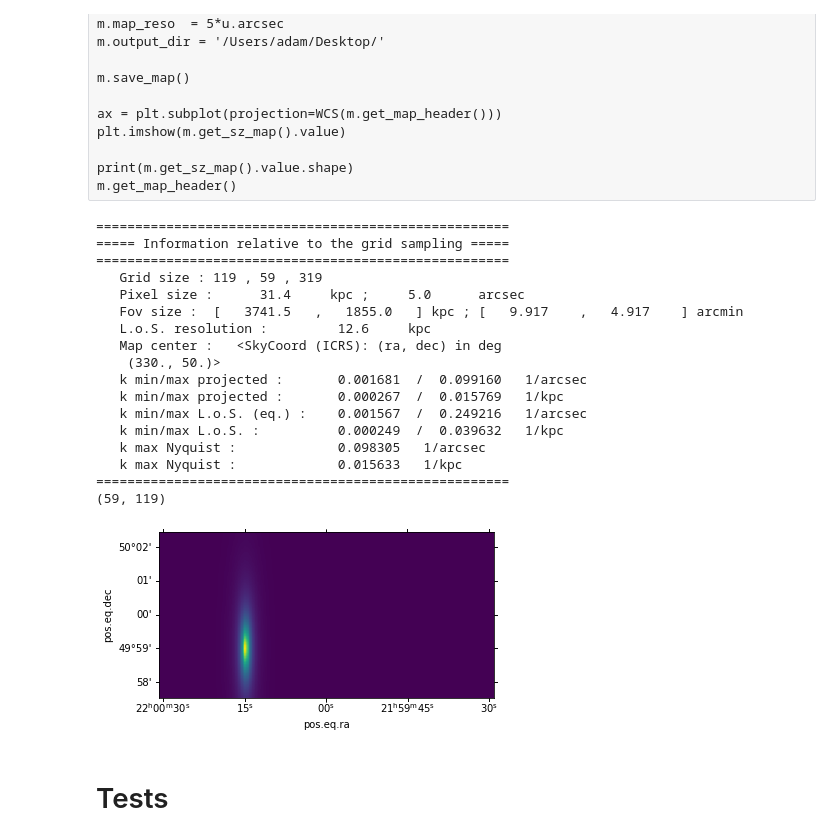
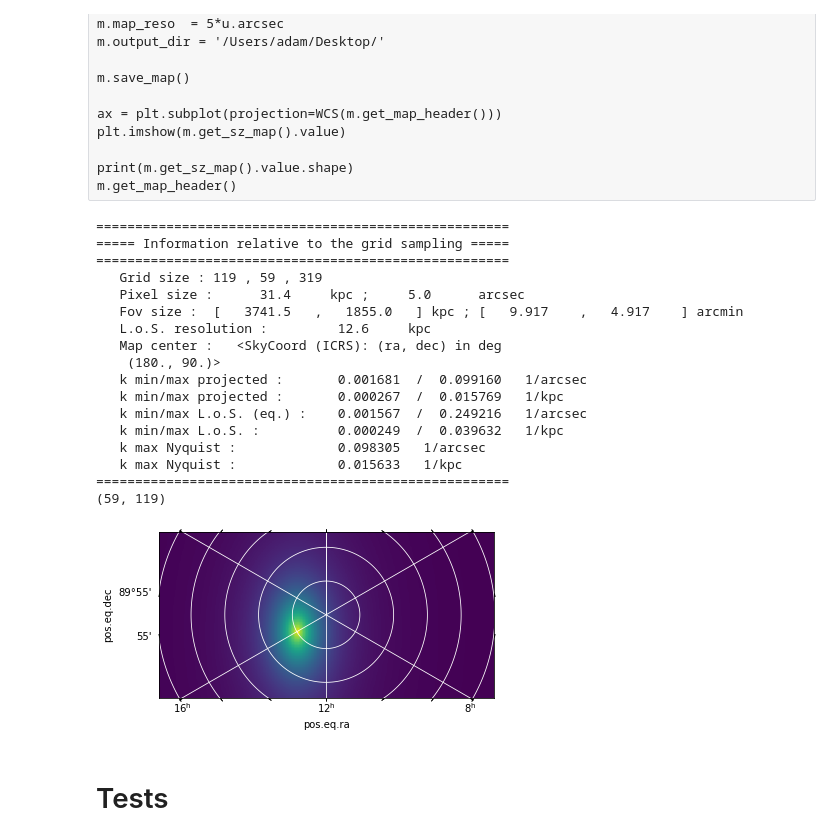
Before and after one commit to remi-adam/pitszi, a Jupyter notebook: notebook/pitszi_dev_ellipsoid.ipynb, the cells around one changed output. Saved outputs shown, nothing was run; the diff lists cells and outputs as text; code cells hidden in the pictures.

```diff
--- a/notebook/pitszi_dev_ellipsoid.ipynb
+++ b/notebook/pitszi_dev_ellipsoid.ipynb
@@ -31,51 +31,52 @@ print(m.get_sz_map().value.shape)
 m.get_map_header()
 # %%
 c = pitszi.Model(redshift=0.5, M500=1e15*u.Msun, silent=True)
-c.coord      = SkyCoord("22:00:15 +49:59:00", unit=(u.hourangle, u.deg), frame="icrs")
-c.map_center = SkyCoord("22:00:00 +50:00:00", unit=(u.hourangle, u.deg), frame="icrs")
+c.coord      = SkyCoord("16:00:00 +89:59:00", unit=(u.hourangle, u.deg), frame="icrs")
+c.map_center = SkyCoord("12:00:00 +90:00:00", unit=(u.hourangle, u.deg), frame="icrs")
 c.map_fov    = [10,5]*u.arcmin
 c.map_reso   = 5*u.arcsec
 c.los_reso   = 12.576462897253872*u.kpc#20*u.kpc
 
 c.triaxiality = {'min_to_maj_axis_ratio': 0.1,
                  'int_to_maj_axis_ratio': 0.6,
-                 'euler_angle1': 0*u.deg,
-                 'euler_angle2': 0*u.deg,
+                 'euler_angle1': 90*u.deg,
+                 'euler_angle2': 90*u.deg,
                  'euler_angle3': 0*u.deg}
 
 c.give_sampling_information()
 
 img = c.get_sz_map(no_fluctuations=True)
 header = c.get_map_header()
 hdu = fits.PrimaryHDU(header=header)
 hdu.data = img
 hdu.header['EQUINOX'] = (2000., '[years]')
 hdu.writeto('/Users/adam/Desktop/test.fits', overwrite=True)
 
 ax = plt.subplot(projection=WCS(header))
 plt.imshow(img)
+plt.grid(color='white', ls='solid')
 
 print(img.shape)
 #c.get_map_header()
 # %% [output]
 =====================================================
 ===== Information relative to the grid sampling =====
 =====================================================
    Grid size : 119 , 59 , 319
    Pixel size :      31.4     kpc ;     5.0      arcsec
    Fov size :  [   3741.5   ,   1855.0   ] kpc ; [   9.917    ,   4.917    ] arcmin
    L.o.S. resolution :         12.6     kpc
    Map center :   <SkyCoord (ICRS): (ra, dec) in deg
-    (330., 50.)>
+    (180., 90.)>
    k min/max projected :       0.001681  /  0.099160   1/arcsec
    k min/max projected :       0.000267  /  0.015769   1/kpc
    k min/max L.o.S. (eq.) :    0.001567  /  0.249216   1/arcsec
    k min/max L.o.S. :          0.000249  /  0.039632   1/kpc
    k max Nyquist :             0.098305   1/arcsec
    k max Nyquist :             0.015633   1/kpc
 =====================================================
 (59, 119)
-[figure, old version]
+[figure, new version]
 # %%
 q_a = 0.1
 q_b = 0.3
```
Also changed, not shown: 2 other files.
